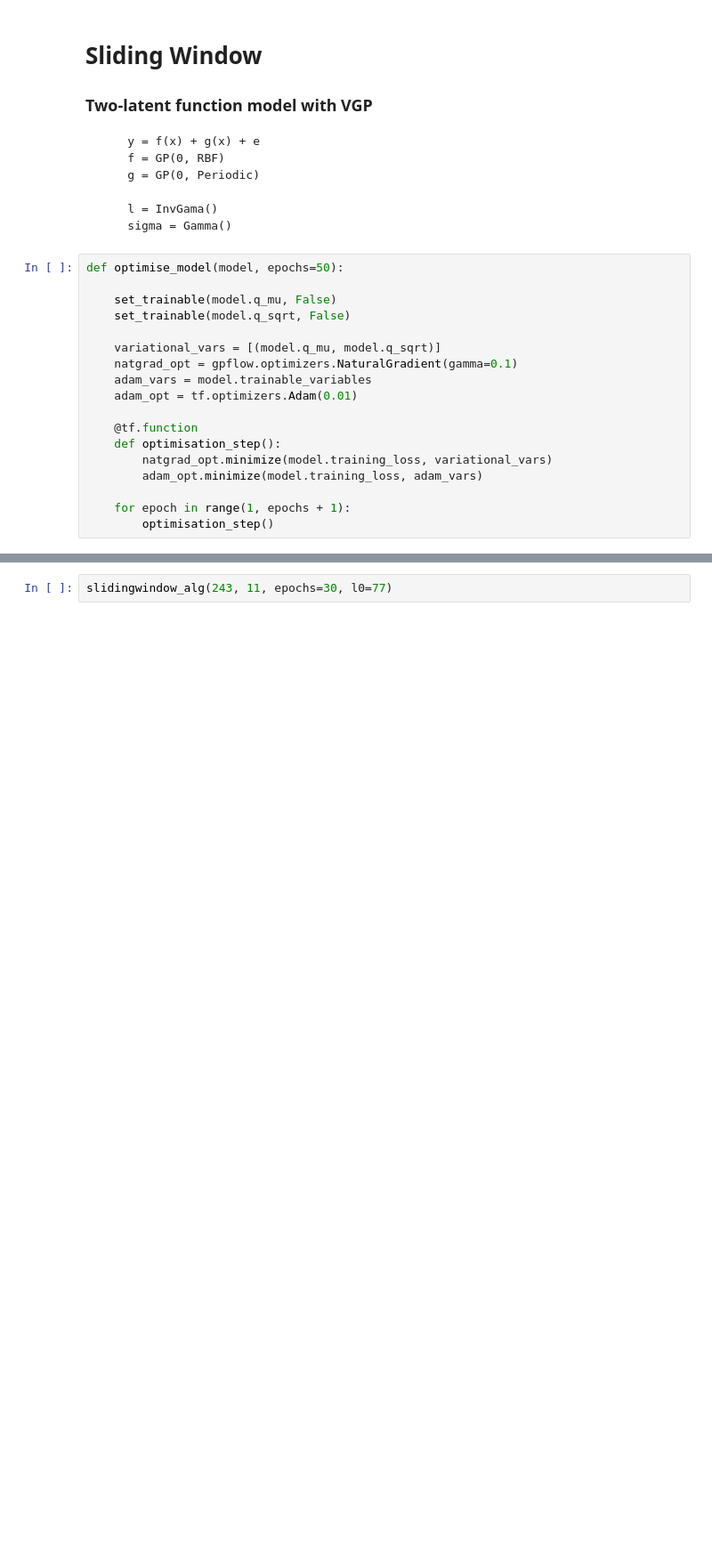
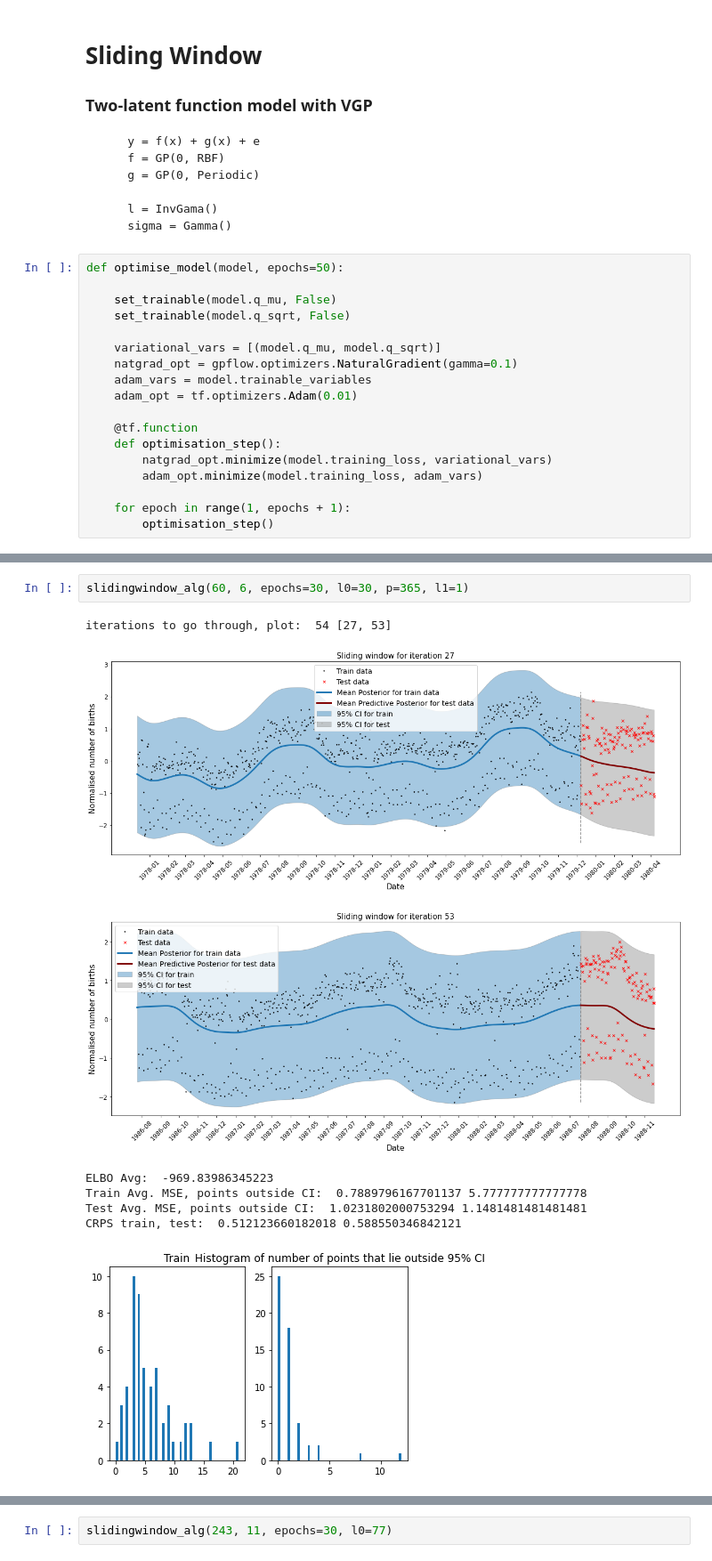
Before and after one commit to CristinaNogRod/GaussianProcesses-TimeSeries, a Jupyter notebook: notebooks/GPFlow/additive_VGP_slidingWindow.ipynb, the cells around one changed output, grey strips where cells are left out. Shown at 89% size. Drawn from its saved outputs; the diff is of its cells as text; blank space fills up the shorter version.

```diff
--- a/notebooks/GPFlow/additive_VGP_slidingWindow.ipynb
+++ b/notebooks/GPFlow/additive_VGP_slidingWindow.ipynb
@@ -175,3 +177,14 @@ def slidingwindow_alg(splits, window_size, epochs=50, l0=77, p=365):
     plt.show()
 
     return print_summary(model, fmt='notebook')
+# %%
+slidingwindow_alg(60, 6, epochs=30, l0=30, p=365, l1=1)
+# %% [output]
+iterations to go through, plot:  54 [27, 53]
+[figure, added]
+[figure, added]
+ELBO Avg:  -969.83986345223
+Train Avg. MSE, points outside CI:  0.7889796167701137 5.777777777777778
+Test Avg. MSE, points outside CI:  1.0231802000753294 1.1481481481481481
+CRPS train, test:  0.512123660182018 0.588550346842121
+[figure, added]
```
Also changed, not shown: parts of 21 cells of this notebook, 14 other files.
